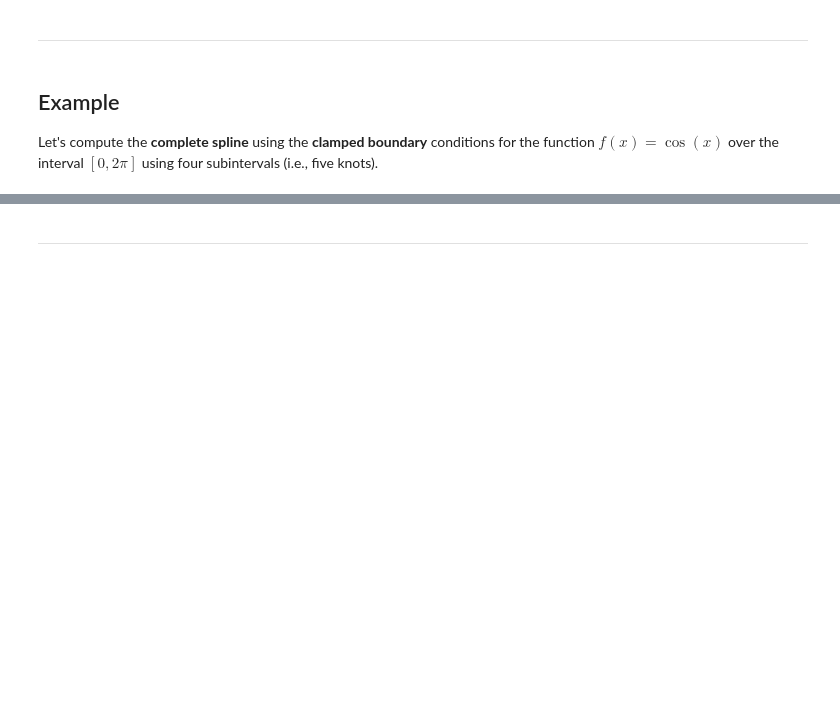
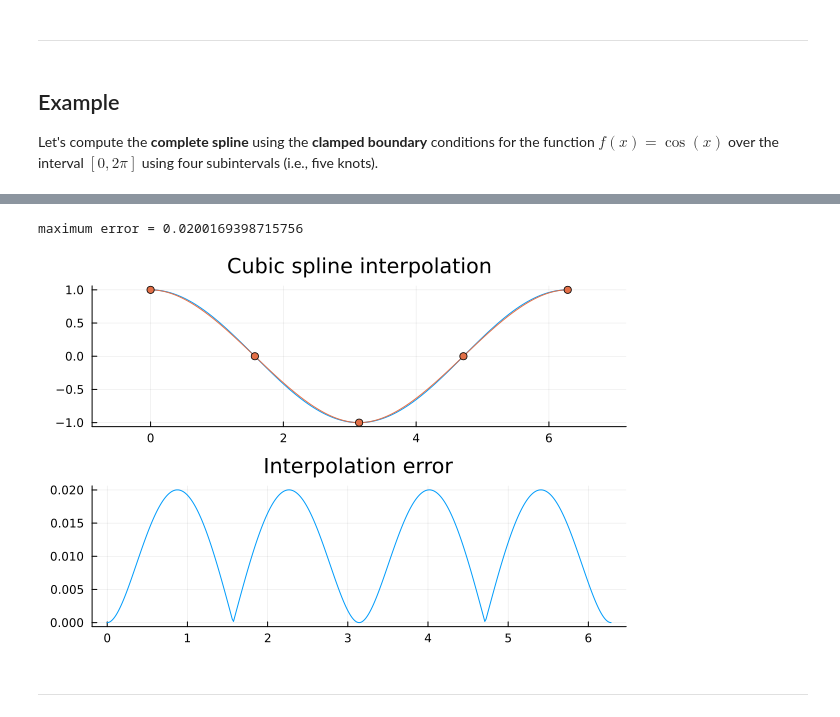
Before and after one commit to math435/20252-lecture-notes, a Jupyter notebook: chapter11/Section 11.3 - Cubic spline interpolation.ipynb, the cells around one changed output, grey strips where cells are left out. Saved outputs shown, nothing was run; the diff lists cells and outputs as text; code cells hidden in the pictures; blank space fills up the shorter version.

```diff
--- a/chapter11/Section 11.3 - Cubic spline interpolation.ipynb
+++ b/chapter11/Section 11.3 - Cubic spline interpolation.ipynb
@@ -440,8 +479,11 @@ end
 # %%
 # Providing additional information about f' at x0 and xn
 fp0, fpn = 0., 0.
 
-plotspline(completespline, cos, 0., 2π, 5, fp0, fpn)
+plotspline(completespline, cos, 0., 2π, 4, fp0, fpn)
+# %% [output]
+maximum error = 0.0200169398715756
+[figure, added]
 # %% [markdown]
 ---
 # %% [markdown]
```
Also changed, not shown: parts of 10 cells of this notebook, 1 other file.
